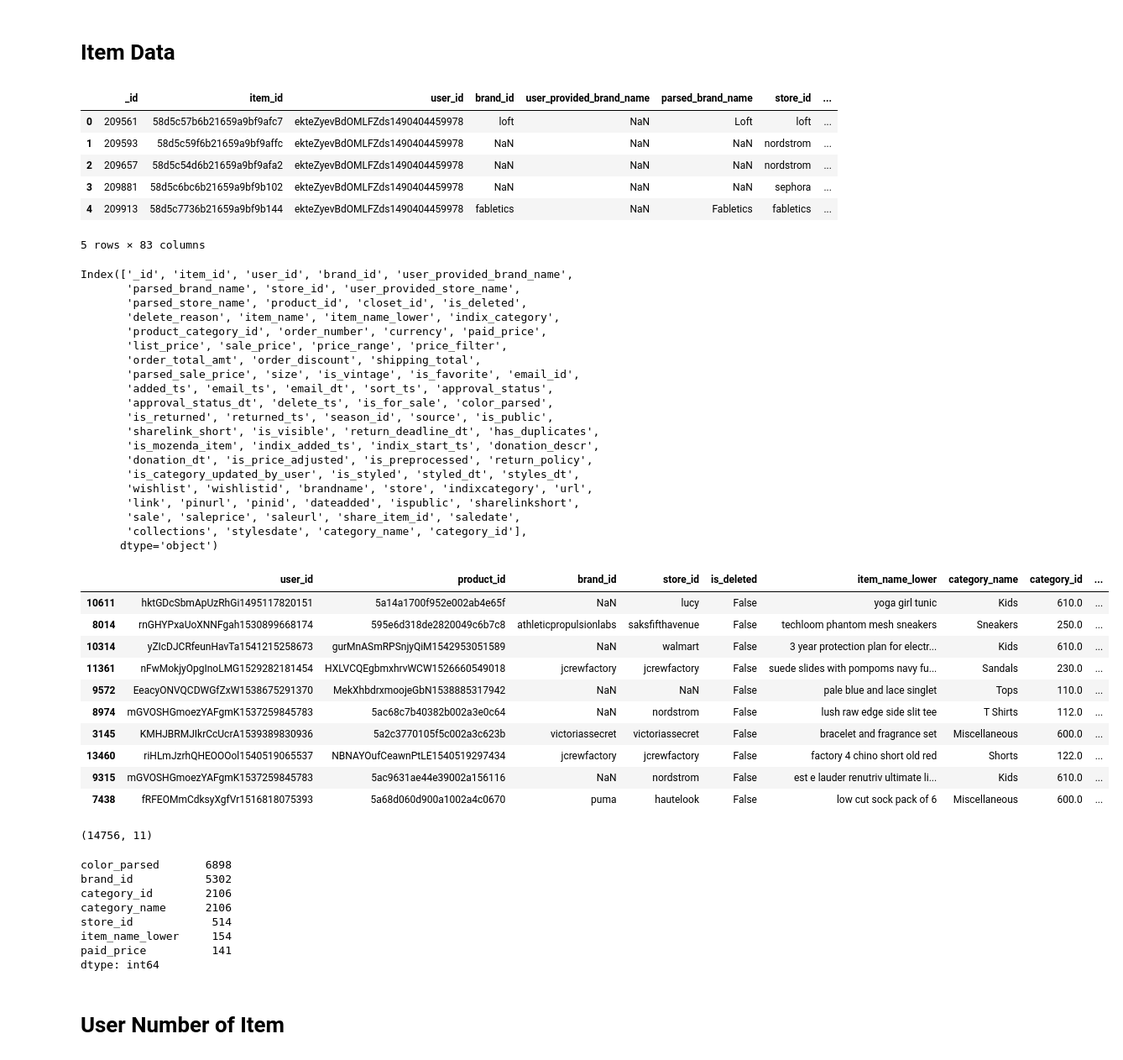
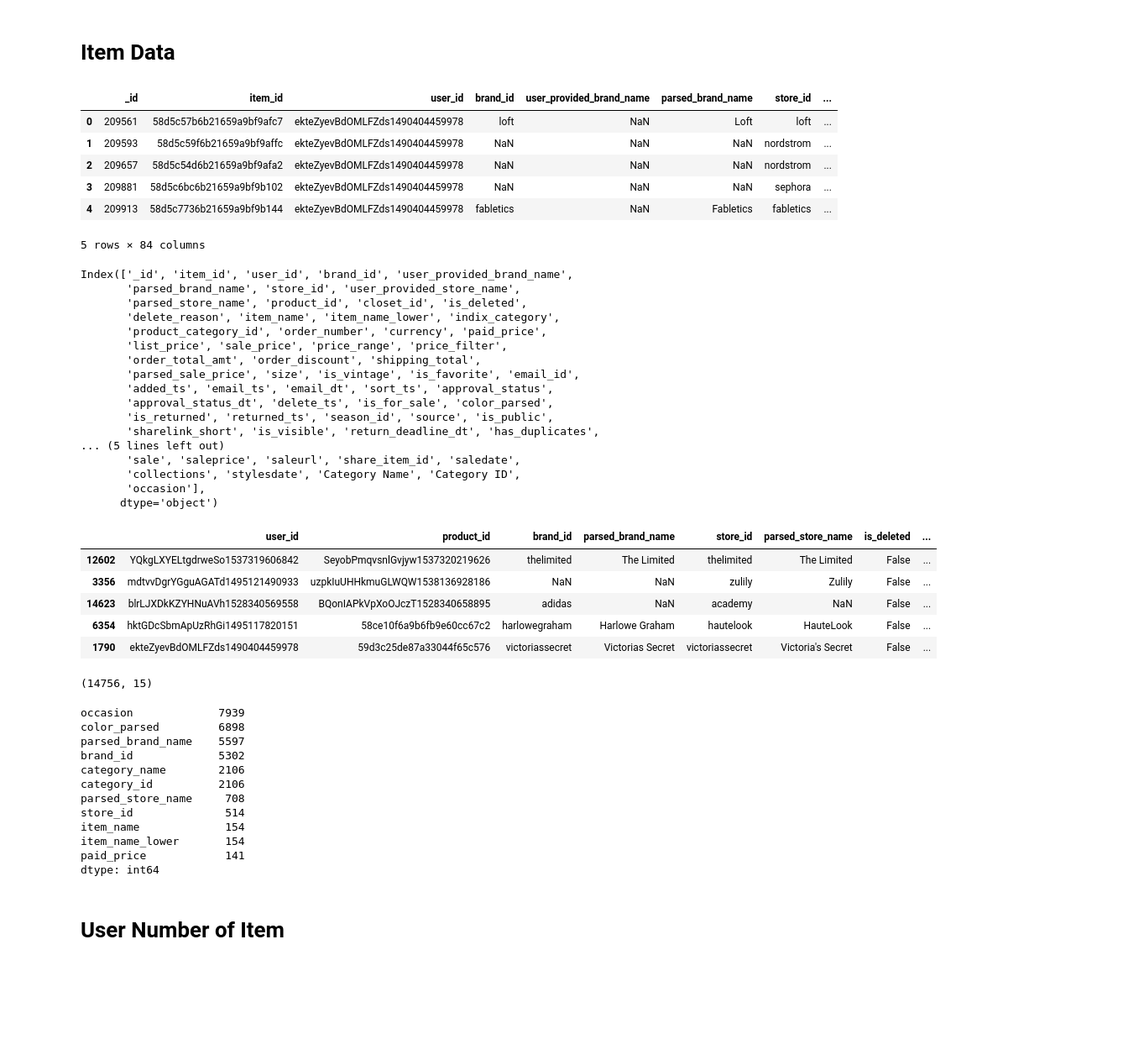
Before and after one commit to yucedincer/Capstone-Finery, a Jupyter notebook: Stella/finery_stella.ipynb, the cells around one changed output. Shown: that part at 84% size. Cells and saved outputs as stored; diff of their text form; code cells hidden in the pictures; blank space fills up the shorter version.

```diff
--- a/Stella/finery_stella.ipynb
+++ b/Stella/finery_stella.ipynb
@@ -104,0 +118,9 @@ category.shape
+# %%
+cat_subcat = cat_subcat.iloc[:,:1].dropna(how='all')
+cat_subcat_ = cat_subcat[0].str.split(": ", n = 1, expand = True)
+cat_subcat_['category_name'] = cat_subcat_[0]
+cat_subcat_['occasion'] = cat_subcat_[1]
+cat_subcat_ = cat_subcat_[['category_name', 'occasion']]
+all_subcat = 'Beach, Work, School, Errands, Dinner, Concert, Night Life, Cocktail, Brunch, Interview, Movies, Formal'
+cat_subcat_['occasion'].replace([None], all_subcat, inplace=True)
+cat_subcat_.head(10)
@@ -104,0 +139,7 @@ category.shape
+# %%
+category = category.replace({'Category Name' : {'T Shirts' : 'T-shirts', 'Knits' : 'Sweaters',
+                                     'Jeans' : 'Denim', 'Jumpsuits': 'Jumpsuit',
+                                    'Hoodies': 'Sweatshirt', 'Boots & Booties': 'Boots'}})
+nrows = cat_subcat_.shape[0]
+category_sub = category.merge(cat_subcat_[:nrows-11], how = "left", left_on = "Category Name", right_on = 'category_name')
+category_sub.head()
@@ -105,5 +153,4 @@ category.shape
 # %%
-item_wishlist = item_wishlist.merge(category, how = "left", left_on = "product_category_id", right_on = 'Category ID')
-item_wishlist.rename(columns={'Category Name': 'category_name', 'Category ID': 'category_id'}, inplace = True)
+item_wishlist = item_wishlist.merge(category_sub.drop("category_name", axis = 1), how = "left", left_on = "product_category_id", right_on = 'Category ID')
 item_wishlist.shape
 # %% [output]
@@ -222,7 +254,7 @@ item_wishlist.head()
 | 2 | 209657 | 58d5c54d6b21659a9bf9afa2 | ekteZyevBdOMLFZds1490404459978 | NaN | NaN | NaN | nordstrom | ... |
 | 3 | 209881 | 58d5c6bc6b21659a9bf9b102 | ekteZyevBdOMLFZds1490404459978 | NaN | NaN | NaN | sephora | ... |
 | 4 | 209913 | 58d5c7736b21659a9bf9b144 | ekteZyevBdOMLFZds1490404459978 | fabletics | NaN | Fabletics | fabletics | ... |
-5 rows × 83 columns
+5 rows × 84 columns
 # %%
 item_wishlist.columns
 # %% [output]
@@ -238,50 +270,48 @@ Index(['_id', 'item_id', 'user_id', 'brand_id', 'user_provided_brand_name',
        'approval_status_dt', 'delete_ts', 'is_for_sale', 'color_parsed',
        'is_returned', 'returned_ts', 'season_id', 'source', 'is_public',
        'sharelink_short', 'is_visible', 'return_deadline_dt', 'has_duplicates',
-       'is_mozenda_item', 'indix_added_ts', 'indix_start_ts', 'donation_descr',
-       'donation_dt', 'is_price_adjusted', 'is_preprocessed', 'return_policy',
-       'is_category_updated_by_user', 'is_styled', 'styled_dt', 'styles_dt',
-       'wishlist', 'wishlistid', 'brandname', 'store', 'indixcategory', 'url',
-       'link', 'pinurl', 'pinid', 'dateadded', 'ispublic', 'sharelinkshort',
+... (5 lines left out)
        'sale', 'saleprice', 'saleurl', 'share_item_id', 'saledate',
-       'collections', 'stylesdate', 'category_name', 'category_id'],
+       'collections', 'stylesdate', 'Category Name', 'Category ID',
+       'occasion'],
       dtype='object')
 # %%
-col_names = ['user_id', 'product_id', 'brand_id', 'store_id', 'is_deleted', 'item_name_lower',
-             'category_name', 'category_id', 'paid_price', 'color_parsed', 'wishlist']
+col_names = ['user_id', 'product_id', 'brand_id', 'parsed_brand_name', 'store_id', 'parsed_store_name',
+             'is_deleted', 'item_name_lower', 'item_name',
+             'Category ID', 'Category Name', 'occasion', 'paid_price', 'color_parsed', 'wishlist']
 subset_item = item_wishlist[col_names]
+subset_item.rename(columns={'Category Name': 'category_name', 'Category ID': 'category_id'}, inplace = True)
 subset_item['brand_id'] = subset_item['brand_id'].str.replace(' ', '')
 subset_item['brand_id'] = subset_item['brand_id'].str.replace('-', '')
 subset_item['brand_id'] = subset_item['brand_id'].str.replace('&', '')
 subset_item['store_id'] = subset_item['store_id'].str.replace(' ', '')
 subset_item['store_id'] = subset_item['store_id'].str.replace('-', '')
 subset_item['store_id'] = subset_item['store_id'].str.replace('&', '')
-subset_item.sample(10)
+subset_item.sample(5)
 # %% [output]
-|  | user_id | product_id | brand_id | store_id | is_deleted | item_name_lower | category_name | category_id | ... |
-| 10611 | hktGDcSbmApUzRhGi1495117820151 | 5a14a1700f952e002ab4e65f | NaN | lucy | False | yoga girl tunic | Kids | 610.0 | ... |
-| 8014 | rnGHYPxaUoXNNFgah1530899668174 | 595e6d318de2820049c6b7c8 | athleticpropulsionlabs | saksfifthavenue | False | techloom phantom mesh sneakers | Sneakers | 250.0 | ... |
-| 10314 | yZIcDJCRfeunHavTa1541215258673 | gurMnASmRPSnjyQiM1542953051589 | NaN | walmart | False | 3 year protection plan for electr... | Kids | 610.0 | ... |
-| 11361 | nFwMokjyOpgInoLMG1529282181454 | HXLVCQEgbmxhrvWCW1526660549018 | jcrewfactory | jcrewfactory | False | suede slides with pompoms navy fu... | Sandals | 230.0 | ... |
-| 9572 | EeacyONVQCDWGfZxW1538675291370 | MekXhbdrxmoojeGbN1538885317942 | NaN | NaN | False | pale blue and lace singlet | Tops | 110.0 | ... |
-| 8974 | mGVOSHGmoezYAFgmK1537259845783 | 5ac68c7b40382b002a3e0c64 | NaN | nordstrom | False | lush raw edge side slit tee | T Shirts | 112.0 | ... |
-| 3145 | KMHJBRMJIkrCcUcrA1539389830936 | 5a2c3770105f5c002a3c623b | victoriassecret | victoriassecret | False | bracelet and fragrance set | Miscellaneous | 600.0 | ... |
-| 13460 | riHLmJzrhQHEOOOol1540519065537 | NBNAYOufCeawnPtLE1540519297434 | jcrewfactory | jcrewfactory | False | factory 4 chino short old red | Shorts | 122.0 | ... |
-| 9315 | mGVOSHGmoezYAFgmK1537259845783 | 5ac9631ae44e39002a156116 | NaN | nordstrom | False | est e lauder renutriv ultimate li... | Kids | 610.0 | ... |
-| 7438 | fRFEOMmCdksyXgfVr1516818075393 | 5a68d060d900a1002a4c0670 | puma | hautelook | False | low cut sock pack of 6 | Miscellaneous | 600.0 | ... |
+|  | user_id | product_id | brand_id | parsed_brand_name | store_id | parsed_store_name | is_deleted | ... |
+| 12602 | YQkgLXYELtgdrweSo1537319606842 | SeyobPmqvsnlGvjyw1537320219626 | thelimited | The Limited | thelimited | The Limited | False | ... |
+| 3356 | mdtvvDgrYGguAGATd1495121490933 | uzpkIuUHHkmuGLWQW1538136928186 | NaN | NaN | zulily | Zulily | False | ... |
+| 14623 | blrLJXDkKZYHNuAVh1528340569558 | BQonIAPkVpXoOJczT1528340658895 | adidas | NaN | academy | NaN | False | ... |
+| 6354 | hktGDcSbmApUzRhGi1495117820151 | 58ce10f6a9b6fb9e60cc67c2 | harlowegraham | Harlowe Graham | hautelook | HauteLook | False | ... |
+| 1790 | ekteZyevBdOMLFZds1490404459978 | 59d3c25de87a33044f65c576 | victoriassecret | Victorias Secret | victoriassecret | Victoria's Secret | False | ... |
 # %%
 print(subset_item.shape)
 temp = subset_item.isnull().sum().sort_values(ascending = False)
 temp[temp != 0]
 # %% [output]
-(14756, 11)
+(14756, 15)
-color_parsed       6898
-brand_id           5302
-category_id        2106
-category_name      2106
-store_id            514
-item_name_lower     154
-paid_price          141
+occasion             7939
+color_parsed         6898
+parsed_brand_name    5597
+brand_id             5302
+category_name        2106
+category_id          2106
+parsed_store_name     708
+store_id              514
+item_name             154
+item_name_lower       154
+paid_price            141
 dtype: int64
 # %% [markdown]
 # User Number of Item
```
Also changed, not shown: parts of 65 cells of this notebook, 3 other files.
